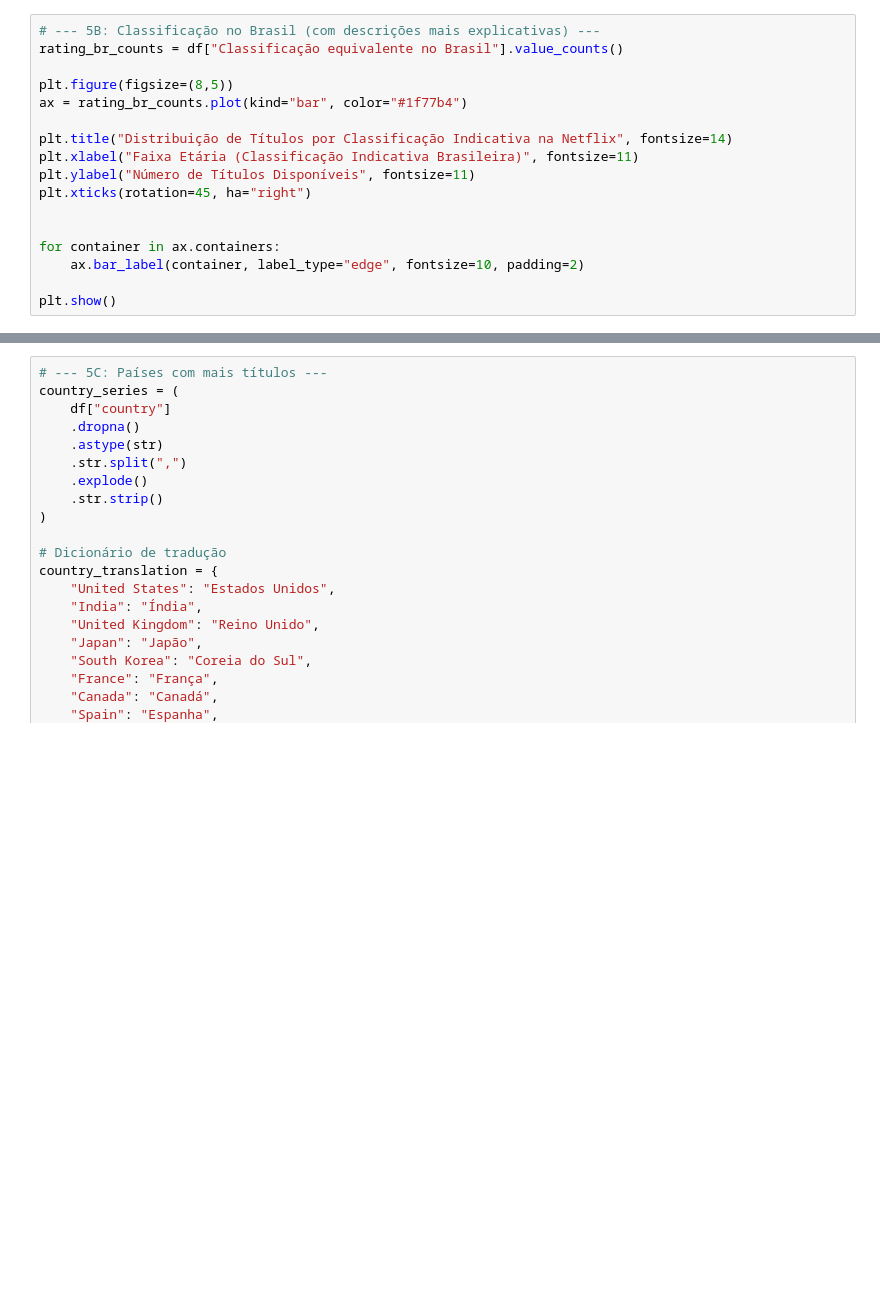
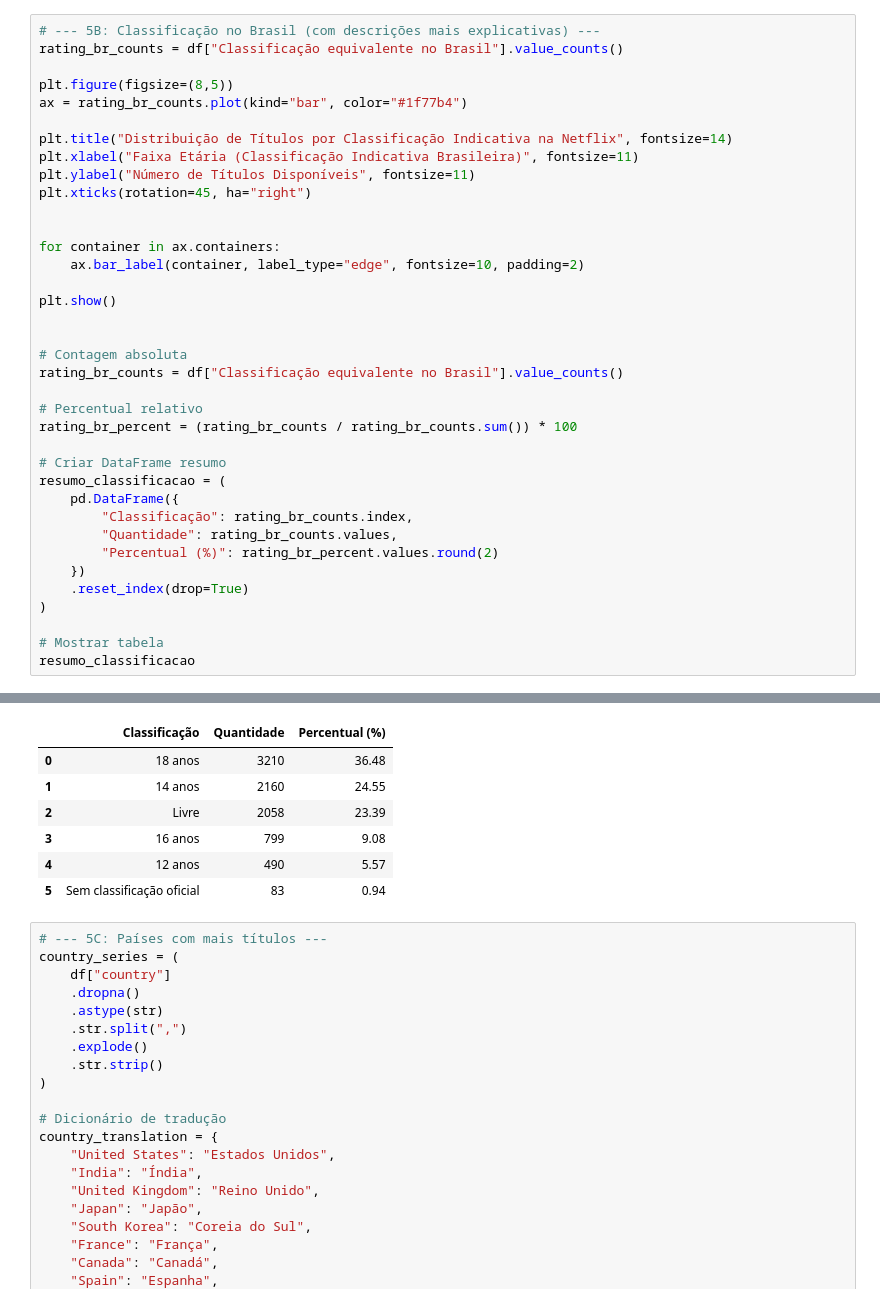
Before and after one commit to isadoraxaavier/trabalho_estatistica, a Jupyter notebook: Estatística.ipynb, the cells around one changed output, grey strips where cells are left out. Saved outputs shown, nothing was run; the diff lists cells and outputs as text; blank space fills up the shorter version.

```diff
--- a/Estatística.ipynb
+++ b/Estatística.ipynb
@@ -82,22 +95,49 @@ plt.show()
 # %%
 # --- 5B: Classificação no Brasil (com descrições mais explicativas) ---
 rating_br_counts = df["Classificação equivalente no Brasil"].value_counts()
 
 plt.figure(figsize=(8,5))
 ax = rating_br_counts.plot(kind="bar", color="#1f77b4")
 
 plt.title("Distribuição de Títulos por Classificação Indicativa na Netflix", fontsize=14)
 plt.xlabel("Faixa Etária (Classificação Indicativa Brasileira)", fontsize=11)
 plt.ylabel("Número de Títulos Disponíveis", fontsize=11)
 plt.xticks(rotation=45, ha="right")
 
 
 for container in ax.containers:
     ax.bar_label(container, label_type="edge", fontsize=10, padding=2)
 
 plt.show()
+
+
+# Contagem absoluta
+rating_br_counts = df["Classificação equivalente no Brasil"].value_counts()
+
+# Percentual relativo
+rating_br_percent = (rating_br_counts / rating_br_counts.sum()) * 100
+
+# Criar DataFrame resumo
+resumo_classificacao = (
+    pd.DataFrame({
+        "Classificação": rating_br_counts.index,
+        "Quantidade": rating_br_counts.values,
+        "Percentual (%)": rating_br_percent.values.round(2)
+    })
+    .reset_index(drop=True)
+)
+
+# Mostrar tabela
+resumo_classificacao
 # %% [output]
 [figure]
+|  | Classificação | Quantidade | Percentual (%) |
+| 0 | 18 anos | 3210 | 36.48 |
+| 1 | 14 anos | 2160 | 24.55 |
+| 2 | Livre | 2058 | 23.39 |
+| 3 | 16 anos | 799 | 9.08 |
+| 4 | 12 anos | 490 | 5.57 |
+| 5 | Sem classificação oficial | 83 | 0.94 |
 # %%
 # --- 5C: Países com mais títulos ---
 country_series = (
```
Also changed, not shown: parts of 1 cell of this notebook.
